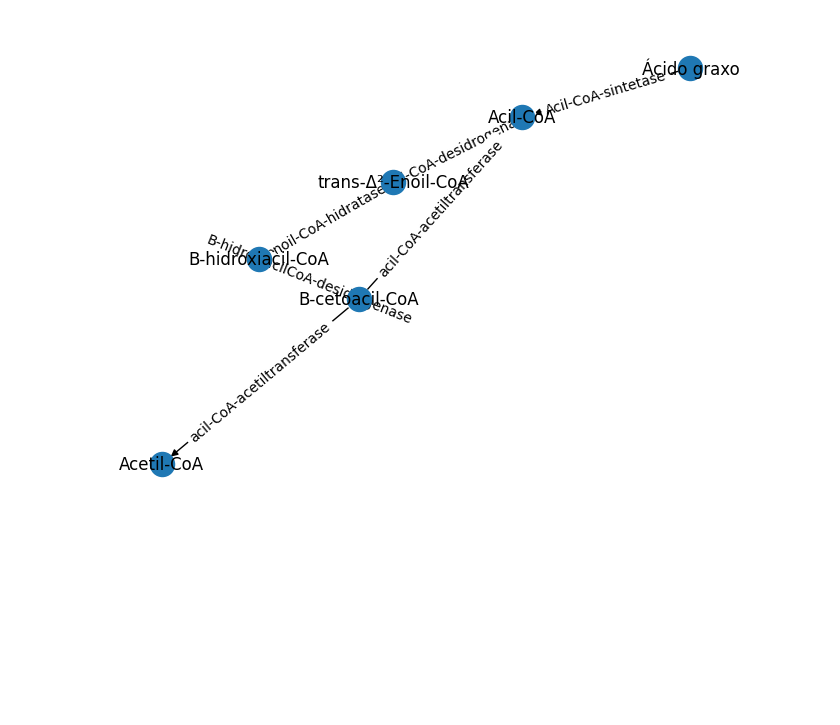
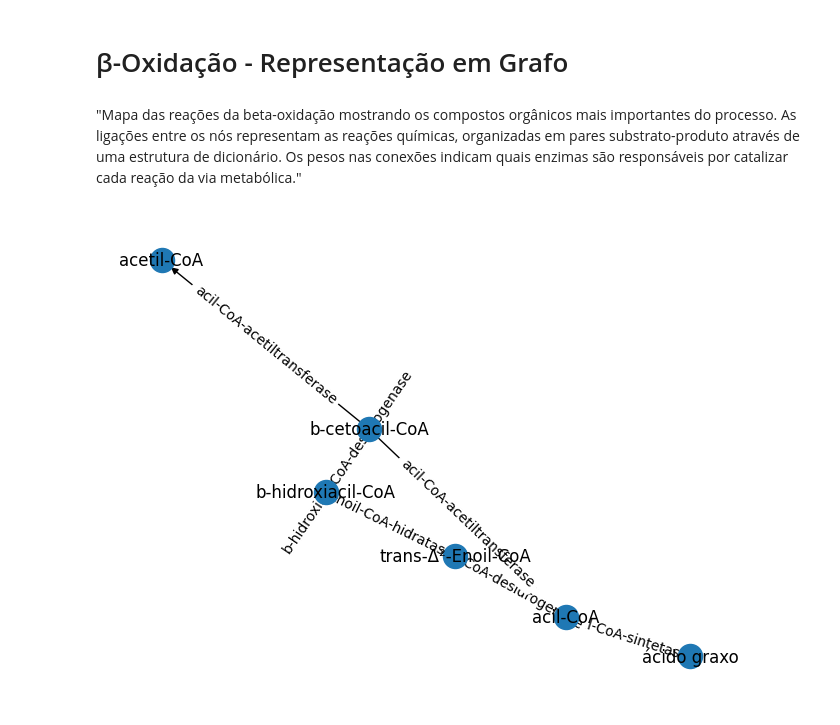
Before and after one commit to VitorBairral/RotasMetabolicas, a Jupyter notebook: BetaOxidacao.ipynb, the cells around one changed output. Cells and saved outputs as stored; diff of their text form; code cells hidden in the pictures; blank space fills up the shorter version.

```diff
--- a/BetaOxidacao.ipynb
+++ b/BetaOxidacao.ipynb
@@ -1,43 +1,50 @@
+# %% [markdown]
+# β-Oxidação - Representação em Grafo
+# %% [markdown]
+"Mapa das reações da beta-oxidação mostrando os compostos orgânicos mais importantes do processo. As ligações entre os nós representam as reações químicas, organizadas em pares substrato-produto através de uma estrutura de dicionário. Os pesos nas conexões indicam quais enzimas são responsáveis por catalizar cada reação da via metabólica."
 # %%
-import networkx as nx
-beta = {
+betaoxidação = {
+    "ácido graxo": {
+        "acil-CoA": {"label": "acil-CoA-sintetase"}
+    },
 
-    "Ácido graxo": {
-        "Acil-CoA": {"label": "Acil-CoA-sintetase"}
+    "acil-CoA": {
+        "trans-Δ²-Enoil-CoA": {"label": "acil-CoA-desidrogenase"} # desidrogenação do Acil
     },
-    "Acil-CoA": {
-        "trans-Δ²-Enoil-CoA": {"label": "Acil-CoA-desidrogenase"} # desidrogenação do Acil
 
+    "trans-Δ²-Enoil-CoA":{
+        "b-hidroxiacil-CoA": {"label": "enoil-CoA-hidratase"}, # hidratação da trans
     },
-    "trans-Δ²-Enoil-CoA":{
-        "B-hidroxiacil-CoA": {"label": "enoil-CoA-hidratase"}, # hidratação da trans
+
+    "b-hidroxiacil-CoA": {
+        "b-cetoacil-CoA": {"label": "b-hidroxiacilCoA-desidrogenase"}, # desidrogenação da hidroxiacil
     },
-    "B-hidroxiacil-CoA": {
-        "B-cetoacil-CoA": {"label": "B-hidroxiacilCoA-desidrogenase"}, # desidrogenação da hidroxiacil
-    },
-    "B-cetoacil-CoA":{
-        "Acetil-CoA":{"label": "acil-CoA-acetiltransferase"}, # catalisação
-        "Acil-CoA":{"label": "acil-CoA-acetiltransferase"}
+
+    "b-cetoacil-CoA":{
+        "acetil-CoA":{"label": "acil-CoA-acetiltransferase"}, # catalisação
+        "acil-CoA":{"label": "acil-CoA-acetiltransferase"}
     }
+
 }
 # %%
 from random import randint
+import networkx as nx
 
 SEMENTE_ALEATORIA = randint(1, 100)
 
 NOME_ROTULO = "label"
 
-g = nx.DiGraph(beta)
+g = nx.DiGraph(betaoxidação)
 
 posicao = nx.spring_layout(g, seed=SEMENTE_ALEATORIA)
 
 nx.draw(g, with_labels=True, pos=posicao)
 
 pesos = nx.get_edge_attributes(g, NOME_ROTULO)
 
 nx.draw_networkx_edge_labels(g, posicao, edge_labels=pesos);
 # %% [output]
-[figure, old version]
+[figure, new version]
 # %%
 from networkx.drawing.nx_agraph import to_agraph
 
```
Also changed, not shown: parts of 1 cell of this notebook, 3 other files.
